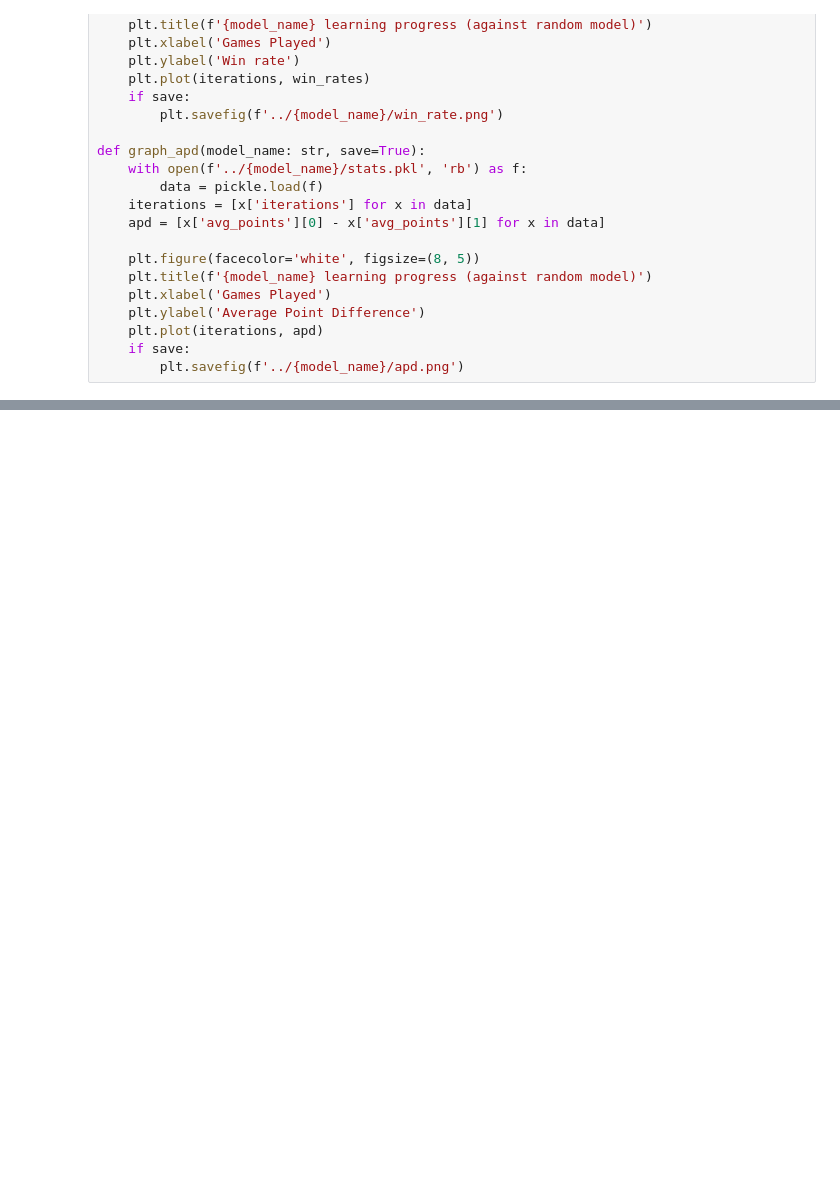
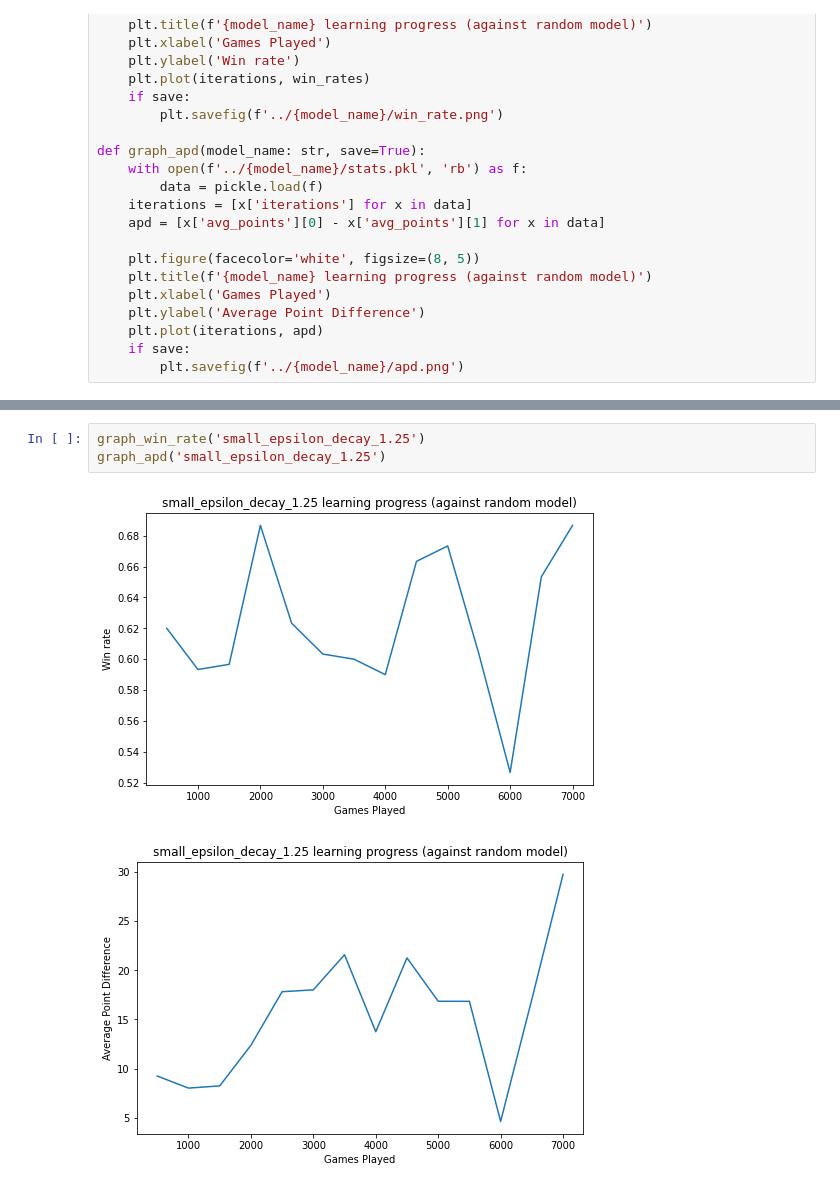
Before and after one commit to yanlai00/shengji_plus, a Jupyter notebook: analysis/plots.ipynb, the cells around one changed output, grey strips where cells are left out. Cells and saved outputs as stored; diff of their text form; blank space fills up the shorter version.

```diff
--- a/analysis/plots.ipynb
+++ b/analysis/plots.ipynb
@@ -36,0 +37,6 @@ graph_win_rate('small')
+# %%
+graph_win_rate('small_epsilon_decay_1.25')
+graph_apd('small_epsilon_decay_1.25')
+# %% [output]
+[figure, added]
+[figure, added]
```
Also changed, not shown: parts of 5 cells of this notebook, 13 other files.
